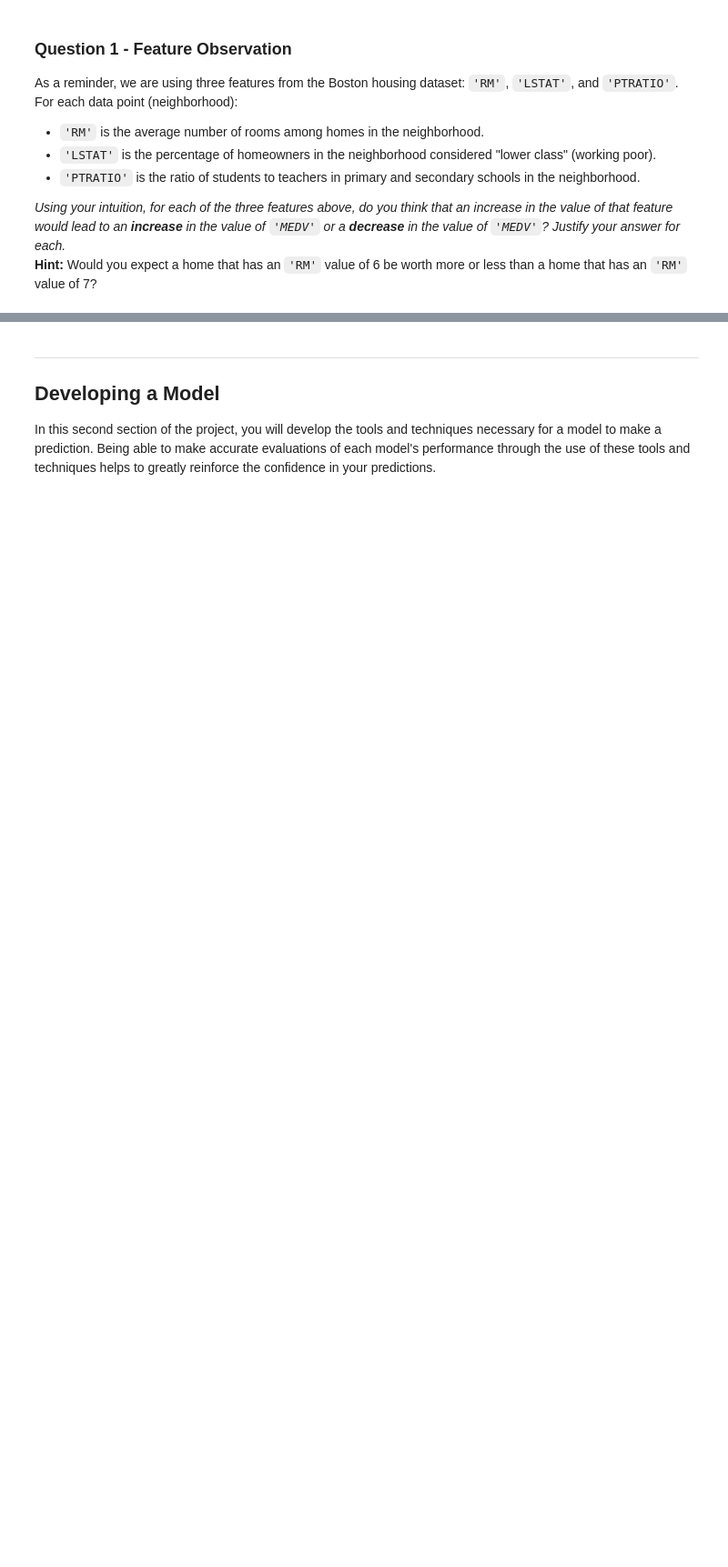
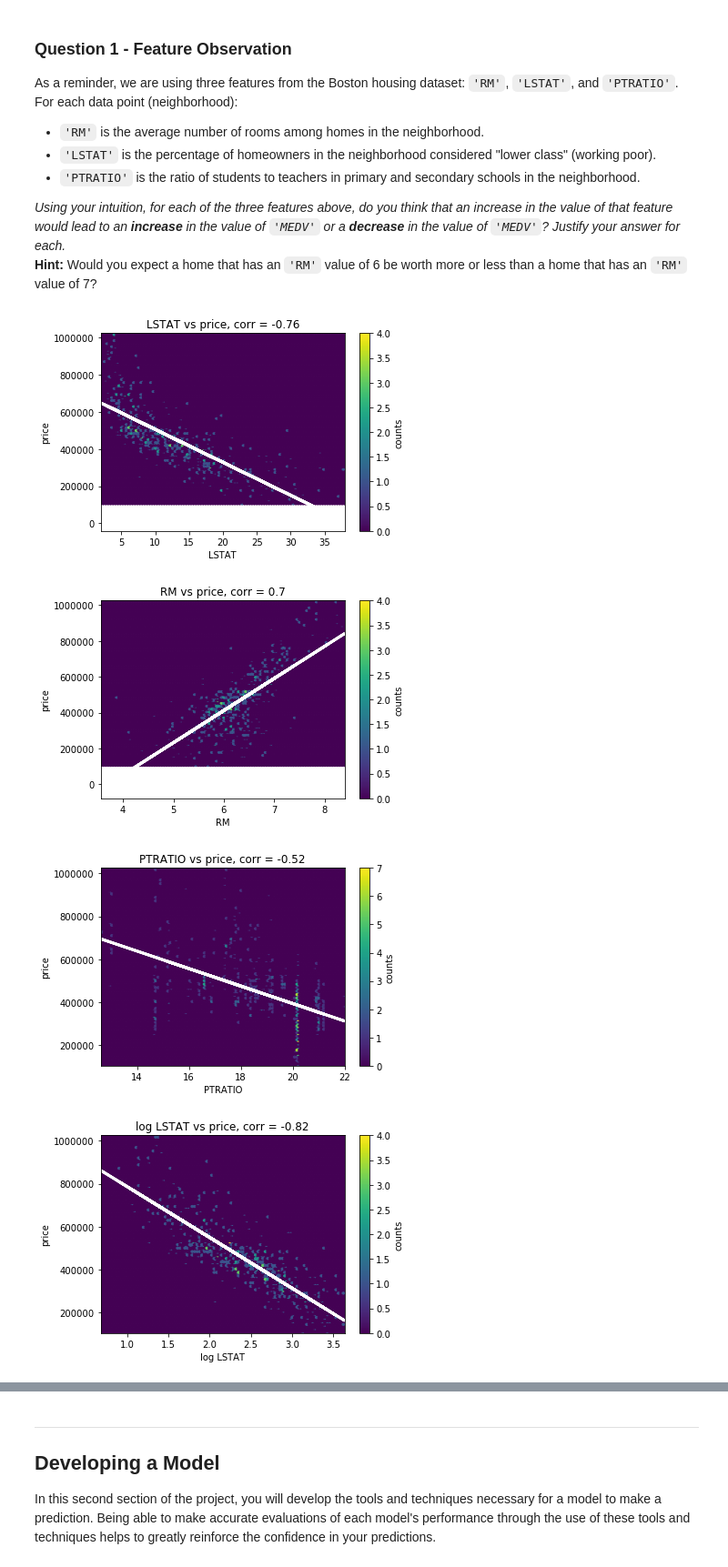
Before and after one commit to crypdick/machine-learning, a Jupyter notebook: projects/boston_housing/boston_housing.ipynb, the cells around one changed output, grey strips where cells are left out. Shown: that part at 91% size. Drawn from its saved outputs; the diff is of its cells as text; code cells hidden in the pictures; blank space fills up the shorter version.

```diff
--- a/projects/boston_housing/boston_housing.ipynb
+++ b/projects/boston_housing/boston_housing.ipynb
@@ -85,23 +95,46 @@ _Using your intuition, for each of the three features above, do you think that a
 # %%
 from scipy.stats.stats import pearsonr
 import matplotlib.pyplot as plt
 
 
 for feature in ['LSTAT', 'RM', 'PTRATIO']:
     fig = plt.figure()
     ax = plt.subplot(111)
     corr, _ = pearsonr(features[feature], prices)
     fit = np.polyfit(features[feature], prices, deg=1) # We use a linear fit to compute the trendline
 
     plt.title('{} vs price, corr = {}'.format(feature, round(corr, 2)))
     hb = ax.hexbin(data[feature], prices, cmap='viridis')
     ax.plot(features[feature], fit[0] * features[feature] + fit[1], color='white', linewidth=3)
     #plt.scatter(data[feature], prices)
     plt.xlabel(feature)
     plt.ylabel('price')
     cb = fig.colorbar(hb, ax=ax)
     cb.set_label('counts')
     plt.show()
+
+# plotting LSTAT in log units
+fig = plt.figure()
+ax = plt.subplot(111)
+lstat = data.LSTAT
+log_lstat = np.log(lstat)
+corr, _ = pearsonr(log_lstat, prices)
+fit = np.polyfit(log_lstat, prices, deg=1) # We use a linear fit to compute the trendline
+
+plt.title('log LSTAT vs price, corr = {}'.format(round(corr, 2)))
+hb = ax.hexbin(log_lstat, prices, cmap='viridis')
+ax.plot(log_lstat, fit[0] * log_lstat + fit[1], color='white', linewidth=3)
+#plt.scatter(data[feature], prices)
+plt.xlabel('log LSTAT')
+plt.ylabel('price')
+cb = fig.colorbar(hb, ax=ax)
+cb.set_label('counts')
+plt.show()
+# %% [output]
+[figure, added]
+[figure, added]
+[figure, added]
+[figure, added]
 # %% [markdown]
 **Answer: **I predict high LSTAT is inversly correlated with high MEDV. Likewise, a low student:teacher ratio is desirable and would result in a more expensive neighborhood. I do not think RM would be linear. In most cases, more rooms will increase the value of the house. However, if you add have too many rooms in the house (e.g. slumlord converts a home into overpacked dorm) it would lose value.
 
```
Also changed, not shown: parts of 19 cells of this notebook, 1 other file.
